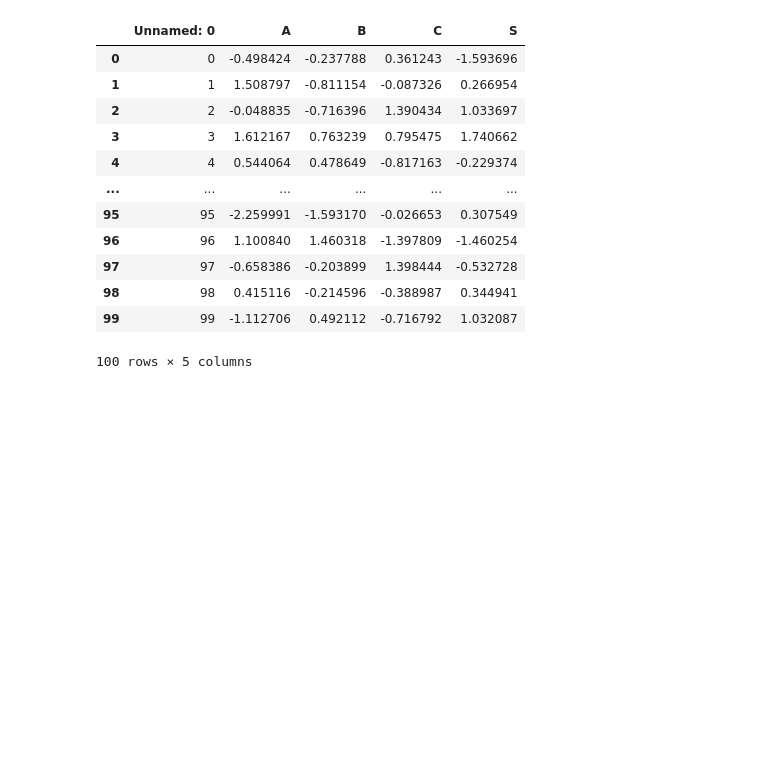
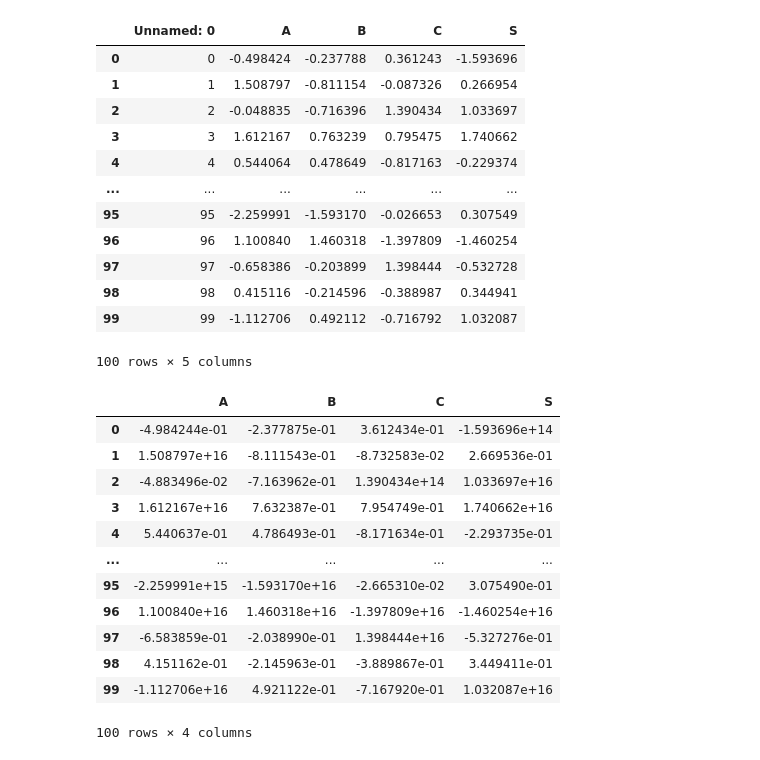
Before and after one commit to bitencourt-eduardo/Selenium_begin, a Jupyter notebook: ReadFiles.ipynb, the cells around one changed output. Drawn from its saved outputs; the diff is of its cells as text; code cells hidden in the pictures; blank space fills up the shorter version.

```diff
--- a/ReadFiles.ipynb
+++ b/ReadFiles.ipynb
@@ -46,3 +46,22 @@ pd.read_csv(caminho_base.format(name_file=name_file), sep=',', decimal='.' )
 | 98 | 98 | 0.415116 | -0.214596 | -0.388987 | 0.344941 |
 | 99 | 99 | -1.112706 | 0.492112 | -0.716792 | 1.032087 |
 100 rows × 5 columns
+# %%
+## Leitura XLSX
+# Doc read_excel - https://pandas.pydata.org/docs/reference/api/pandas.read_excel.html
+name_file = 'xlsx_file.xlsx'
+pd.read_excel(caminho_base.format(name_file=name_file))
+# %% [output]
+|  | A | B | C | S |
+| 0 | -4.984244e-01 | -2.377875e-01 | 3.612434e-01 | -1.593696e+14 |
+| 1 | 1.508797e+16 | -8.111543e-01 | -8.732583e-02 | 2.669536e-01 |
+| 2 | -4.883496e-02 | -7.163962e-01 | 1.390434e+14 | 1.033697e+16 |
+| 3 | 1.612167e+16 | 7.632387e-01 | 7.954749e-01 | 1.740662e+16 |
+| 4 | 5.440637e-01 | 4.786493e-01 | -8.171634e-01 | -2.293735e-01 |
+| ... | ... | ... | ... | ... |
+| 95 | -2.259991e+15 | -1.593170e+16 | -2.665310e-02 | 3.075490e-01 |
+| 96 | 1.100840e+16 | 1.460318e+16 | -1.397809e+16 | -1.460254e+16 |
+| 97 | -6.583859e-01 | -2.038990e-01 | 1.398444e+16 | -5.327276e-01 |
+| 98 | 4.151162e-01 | -2.145963e-01 | -3.889867e-01 | 3.449411e-01 |
+| 99 | -1.112706e+16 | 4.921122e-01 | -7.167920e-01 | 1.032087e+16 |
+100 rows × 4 columns
```
Also changed, not shown: parts of 5 cells of this notebook, 1 other file.
